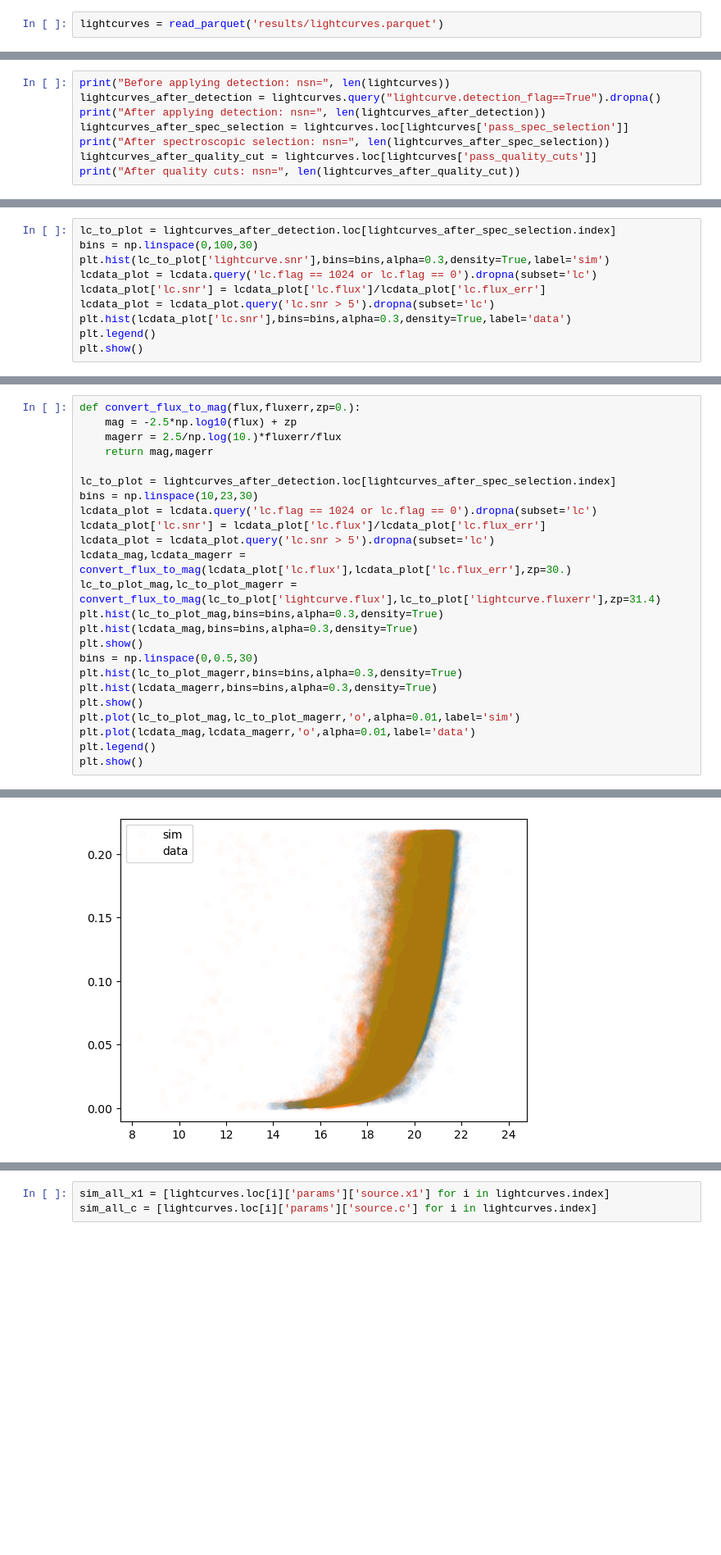
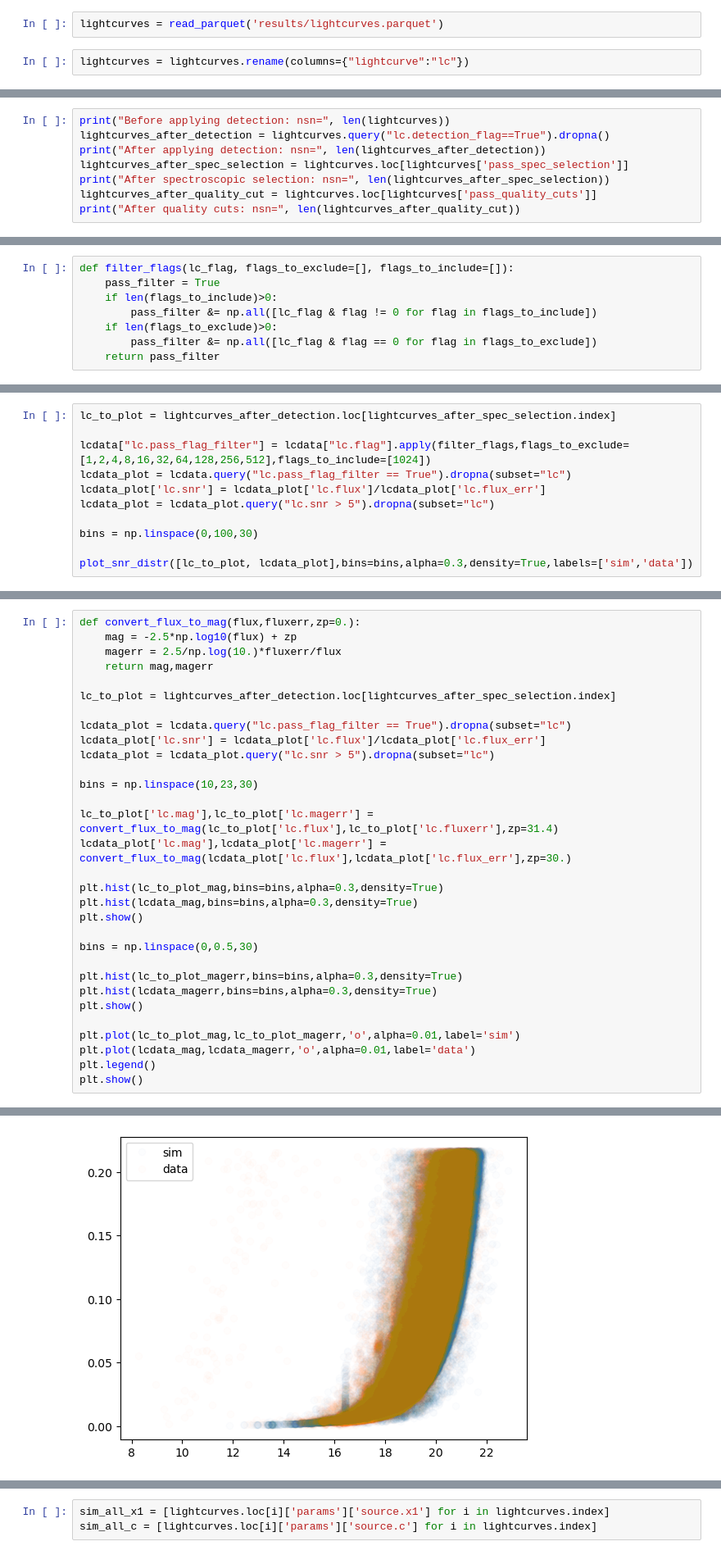
Before and after one commit to mi-dai/lightcurvelynx_ztf_sims, a Jupyter notebook: ZTF_snia-paper-plots.ipynb, the cells around one changed output, grey strips where cells are left out. Shown at 82% size. Cells and saved outputs as stored; diff of their text form; blank space fills up the shorter version.

```diff
--- a/ZTF_snia-paper-plots.ipynb
+++ b/ZTF_snia-paper-plots.ipynb
@@ -29,6 +34,8 @@ data = pd.merge(sndata,globalhostdata,on='ztfname')
 lcdata = read_parquet('data/ztfsniadr2.parquet')
 # %%
 lightcurves = read_parquet('results/lightcurves.parquet')
+# %%
+lightcurves = lightcurves.rename(columns={"lightcurve":"lc"})
 # %%
 lightcurves.head()
 # %% [output]
@@ -46,6 +53,6 @@ dict_keys(['DistModFromRedshift:_distmod_from_redshift_9.function_node_result',
 # %%
 print("Before applying detection: nsn=", len(lightcurves))
-lightcurves_after_detection = lightcurves.query("lightcurve.detection_flag==True").dropna()
+lightcurves_after_detection = lightcurves.query("lc.detection_flag==True").dropna()
 print("After applying detection: nsn=", len(lightcurves_after_detection))
 lightcurves_after_spec_selection = lightcurves.loc[lightcurves['pass_spec_selection']]
 print("After spectroscopic selection: nsn=", len(lightcurves_after_spec_selection))
@@ -191,4 +222,12 @@ plt.savefig('paper_figs/z_distr.png')
 #     256: has_baseline>1: Has a valid baseline correction
 #     512: airmass>2: Recommended IPAC cut
 #     1024: flux/flux_err>=5: Nominal detection
+# %%
+def filter_flags(lc_flag, flags_to_exclude=[], flags_to_include=[]):
+    pass_filter = True
+    if len(flags_to_include)>0:
+        pass_filter &= np.all([lc_flag & flag != 0 for flag in flags_to_include])
+    if len(flags_to_exclude)>0:
+        pass_filter &= np.all([lc_flag & flag == 0 for flag in flags_to_exclude])
+    return pass_filter
 # %%
@@ -205,11 +243,12 @@ plt.show()
 # %%
 lc_to_plot = lightcurves_after_detection.loc[lightcurves_after_spec_selection.index]
+
+lcdata["lc.pass_flag_filter"] = lcdata["lc.flag"].apply(filter_flags,flags_to_exclude=[1,2,4,8,16,32,64,128,256,512],flags_to_include=[1024])
+lcdata_plot = lcdata.query("lc.pass_flag_filter == True").dropna(subset="lc")
+lcdata_plot['lc.snr'] = lcdata_plot['lc.flux']/lcdata_plot['lc.flux_err']
+lcdata_plot = lcdata_plot.query("lc.snr > 5").dropna(subset="lc")
+
 bins = np.linspace(0,100,30)
-plt.hist(lc_to_plot['lightcurve.snr'],bins=bins,alpha=0.3,density=True,label='sim')
-lcdata_plot = lcdata.query('lc.flag == 1024 or lc.flag == 0').dropna(subset='lc')
-lcdata_plot['lc.snr'] = lcdata_plot['lc.flux']/lcdata_plot['lc.flux_err']
-lcdata_plot = lcdata_plot.query('lc.snr > 5').dropna(subset='lc')
-plt.hist(lcdata_plot['lc.snr'],bins=bins,alpha=0.3,density=True,label='data')
-plt.legend()
-plt.show()
+
+plot_snr_distr([lc_to_plot, lcdata_plot],bins=bins,alpha=0.3,density=True,labels=['sim','data'])
 # %% [output]
@@ -221,19 +260,26 @@ def convert_flux_to_mag(flux,fluxerr,zp=0.):
     return mag,magerr
 
 lc_to_plot = lightcurves_after_detection.loc[lightcurves_after_spec_selection.index]
+
+lcdata_plot = lcdata.query("lc.pass_flag_filter == True").dropna(subset="lc")
+lcdata_plot['lc.snr'] = lcdata_plot['lc.flux']/lcdata_plot['lc.flux_err']
+lcdata_plot = lcdata_plot.query("lc.snr > 5").dropna(subset="lc")
+
 bins = np.linspace(10,23,30)
-lcdata_plot = lcdata.query('lc.flag == 1024 or lc.flag == 0').dropna(subset='lc')
-lcdata_plot['lc.snr'] = lcdata_plot['lc.flux']/lcdata_plot['lc.flux_err']
-lcdata_plot = lcdata_plot.query('lc.snr > 5').dropna(subset='lc')
-lcdata_mag,lcdata_magerr = convert_flux_to_mag(lcdata_plot['lc.flux'],lcdata_plot['lc.flux_err'],zp=30.)
-lc_to_plot_mag,lc_to_plot_magerr = convert_flux_to_mag(lc_to_plot['lightcurve.flux'],lc_to_plot['lightcurve.fluxerr'],zp=31.4)
+
+lc_to_plot['lc.mag'],lc_to_plot['lc.magerr'] = convert_flux_to_mag(lc_to_plot['lc.flux'],lc_to_plot['lc.fluxerr'],zp=31.4)
+lcdata_plot['lc.mag'],lcdata_plot['lc.magerr'] = convert_flux_to_mag(lcdata_plot['lc.flux'],lcdata_plot['lc.flux_err'],zp=30.)
+
 plt.hist(lc_to_plot_mag,bins=bins,alpha=0.3,density=True)
 plt.hist(lcdata_mag,bins=bins,alpha=0.3,density=True)
 plt.show()
+
 bins = np.linspace(0,0.5,30)
+
 plt.hist(lc_to_plot_magerr,bins=bins,alpha=0.3,density=True)
 plt.hist(lcdata_magerr,bins=bins,alpha=0.3,density=True)
 plt.show()
+
 plt.plot(lc_to_plot_mag,lc_to_plot_magerr,'o',alpha=0.01,label='sim')
 plt.plot(lcdata_mag,lcdata_magerr,'o',alpha=0.01,label='data')
 plt.legend()
@@ -244,3 +290,3 @@ plt.show()
-[figure, old version]
+[figure, new version]
 # %%
 # check about the outliers in data
```
Also changed, not shown: parts of 31 cells of this notebook, 15 other files.
